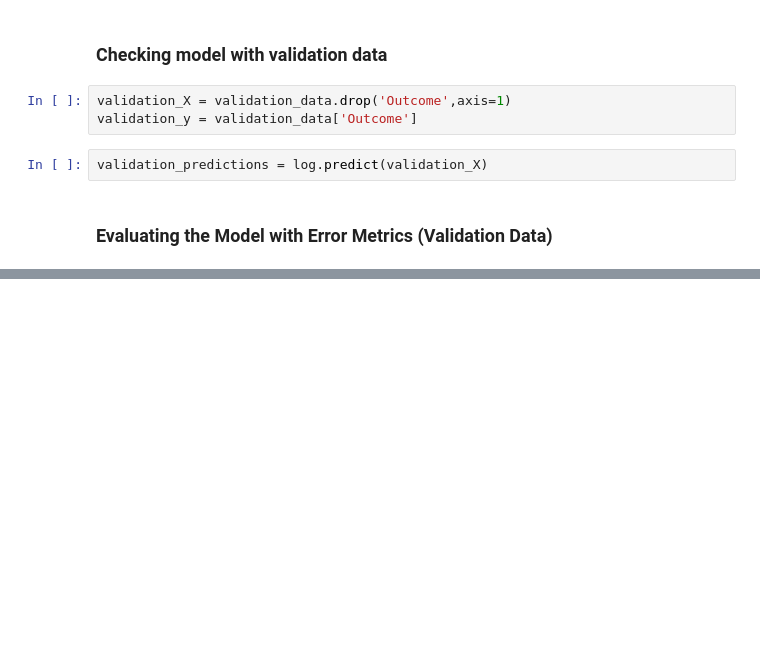
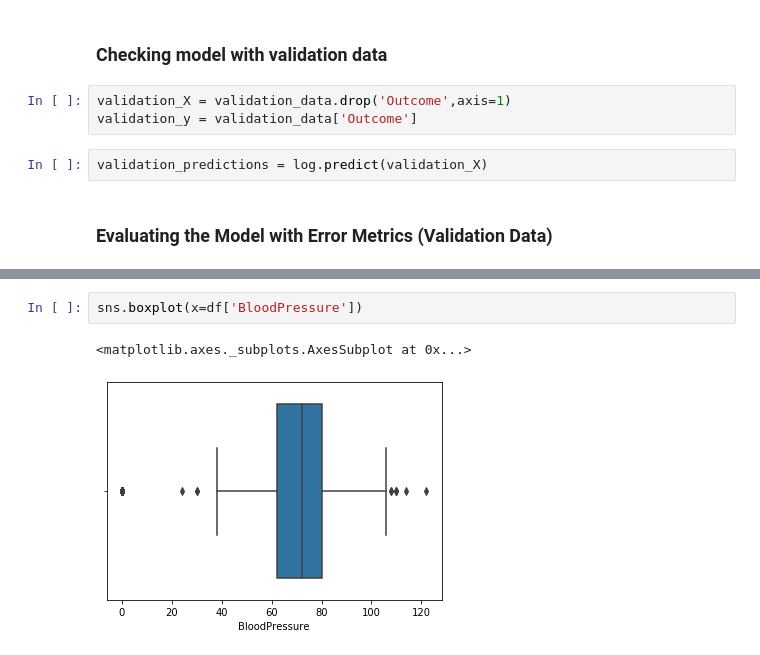
Before and after one commit to Ranjithkumar28/Datascience, a Jupyter notebook: Machine Learning/Logistics Regression/Assignment/Assignment2-LogisticsRegression.ipynb, the cells around one changed output, grey strips where cells are left out. Saved outputs shown, nothing was run; the diff lists cells and outputs as text; blank space fills up the shorter version.

```diff
--- a/Machine Learning/Logistics Regression/Assignment/Assignment2-LogisticsRegression.ipynb
+++ b/Machine Learning/Logistics Regression/Assignment/Assignment2-LogisticsRegression.ipynb
@@ -175,0 +183,5 @@ ROC_AUC_Score: 0.7205615942028984
+# %%
+sns.boxplot(x=df['BloodPressure'])
+# %% [output]
+<matplotlib.axes._subplots.AxesSubplot at 0x...>
+[figure, added]
```
Also changed, not shown: parts of 32 cells of this notebook.
